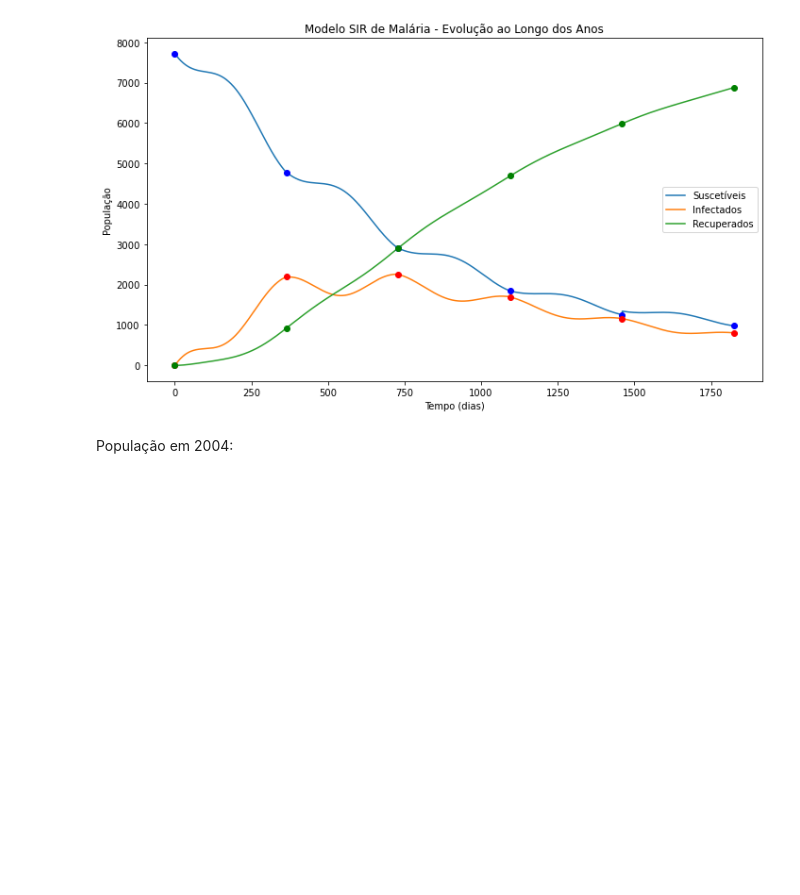
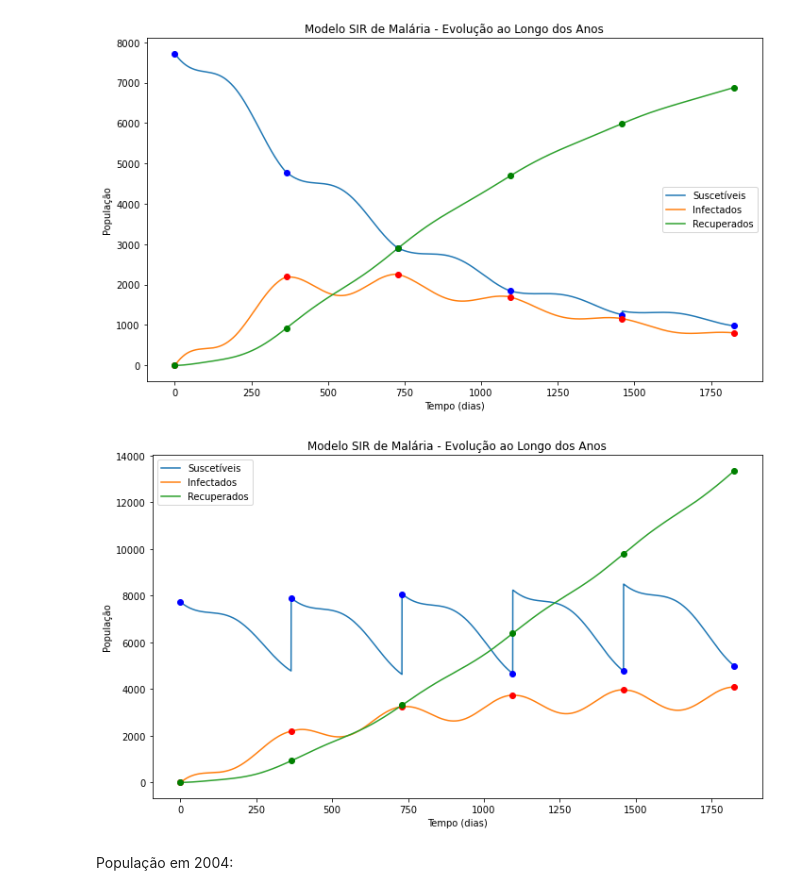
Before and after one commit to RaphaLevy/TCC, a Jupyter notebook: Modelagem/Concatena_Modelo_em_Anos_de_Analise.ipynb, the cells around one changed output. Cells and saved outputs as stored; diff of their text form; code cells hidden in the pictures; blank space fills up the shorter version.

```diff
--- a/Modelagem/Concatena_Modelo_em_Anos_de_Analise.ipynb
+++ b/Modelagem/Concatena_Modelo_em_Anos_de_Analise.ipynb
@@ -537,6 +715,95 @@ plt.tight_layout()
 plt.show()
 # %% [output]
 [figure]
+# %%
+fig, ax = plt.subplots(figsize=(10, 6))
+
+all_years_S_H = []
+all_years_I_H = []
+all_years_R_H = []
+
+all_years_S_M = []
+all_years_E_M = []
+all_years_I_M = []
+
+for year in range(2004, 2009):
+    pop_rural = [7717, 7889, 8061, 8233, 8492]
+    N = pop_rural[year - 2004]
+
+    if year == 2004:
+#         I_H0 = 1000
+#         R_H0 = 0
+
+#         E_M0 = 50000
+#         I_M0 = 2500
+
+        I_H0 = 0
+        R_H0 = 0
+
+        # Com um único mosquito exposto, a doença não se estabelece
+        #E_M0 = 1, 10, 100
+        # Começa a se estabelecer com 1000, mas ainda muito pouco
+        E_M0 = 50000
+        I_M0 = 0
+
+    else:
+        I_H0 = all_years_I_H[-1][-1]
+        R_H0 = all_years_R_H[-1][-1]
+
+        #E_M0 = all_years_E_M[-1][-1]
+        #I_M0 = all_years_I_M[-1][-1]
+
+    if E_M0 is None:
+        E_M0 = M / 100
+
+
+    S_H0 = N - I_H0 - R_H0
+    S_M0 = M - E_M0 - I_M0
+
+    args = (T_linha, T1, T2, omega1, phi1, R1, R2, omega2, phi2,
+                   B_E, p_ME, p_ML, p_MP, tau_E, tau_P, c1, c2,
+                   36.5, 0.04, A, B, C, 0.09, tau_H, DD, Tmin, gamma, R_L,
+                   N, M, E_M0, I_H0, I_M0)
+
+    t_eval = np.linspace(0, 365, 1000)
+    sol = solve_ivp(model, [0, 365], [N, I_H0, R_H0, S_M0, E_M0, I_M0], args=args, dense_output=True, t_eval=t_eval, method="DOP853")
+    times = sol.t
+    S_H, I_H, R_H, S_M, E_M, I_M = sol.y
+
+    all_years_S_H.append(S_H)
+    all_years_I_H.append(I_H)
+    all_years_R_H.append(R_H)
+    #print(S_H)
+
+all_years_S_H = np.concatenate(all_years_S_H, axis=0)
+all_years_I_H = np.concatenate(all_years_I_H, axis=0)
+all_years_R_H = np.concatenate(all_years_R_H, axis=0)
+
+time_total = np.linspace(0, 1825, 1000 * 5)  # Tempo total de 5 anos
+
+ax.plot(time_total, all_years_S_H, label='Suscetíveis')
+ax.plot(time_total, all_years_I_H, label='Infectados')
+ax.plot(time_total, all_years_R_H, label='Recuperados')
+
+time_points = [0, 365, 730, 1095, 1460, 1825]  # Tempos específicos
+
+# Calcula os índices correspondentes nos arrays de tempo total
+indices = [np.argmin(np.abs(time_total - t)) for t in time_points]
+
+for index in indices:
+    ax.plot(time_total[index], all_years_S_H[index], 'bo')  # Ponto azul para o valor no tempo específico
+    ax.plot(time_total[index], all_years_I_H[index], 'ro')  # Ponto vermelho para o valor no tempo específico
+    ax.plot(time_total[index], all_years_R_H[index], 'go')  # Ponto verde para o valor no tempo específico
+
+ax.set_xlabel('Tempo (dias)')
+ax.set_ylabel('População')
+ax.set_title('Modelo SIR de Malária - Evolução ao Longo dos Anos')
+ax.legend()
+
+plt.tight_layout()
+plt.show()
+# %% [output]
+[figure, added]
 # %% [markdown]
 População em 2004:
 # %%
```
Also changed, not shown: parts of 8 cells of this notebook.
